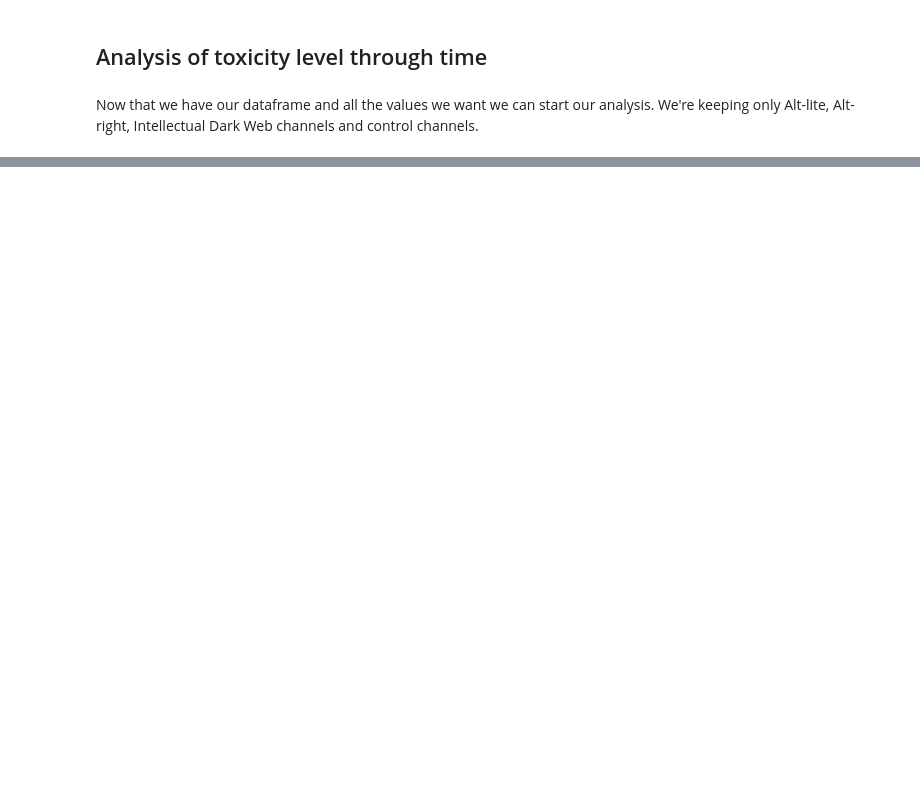
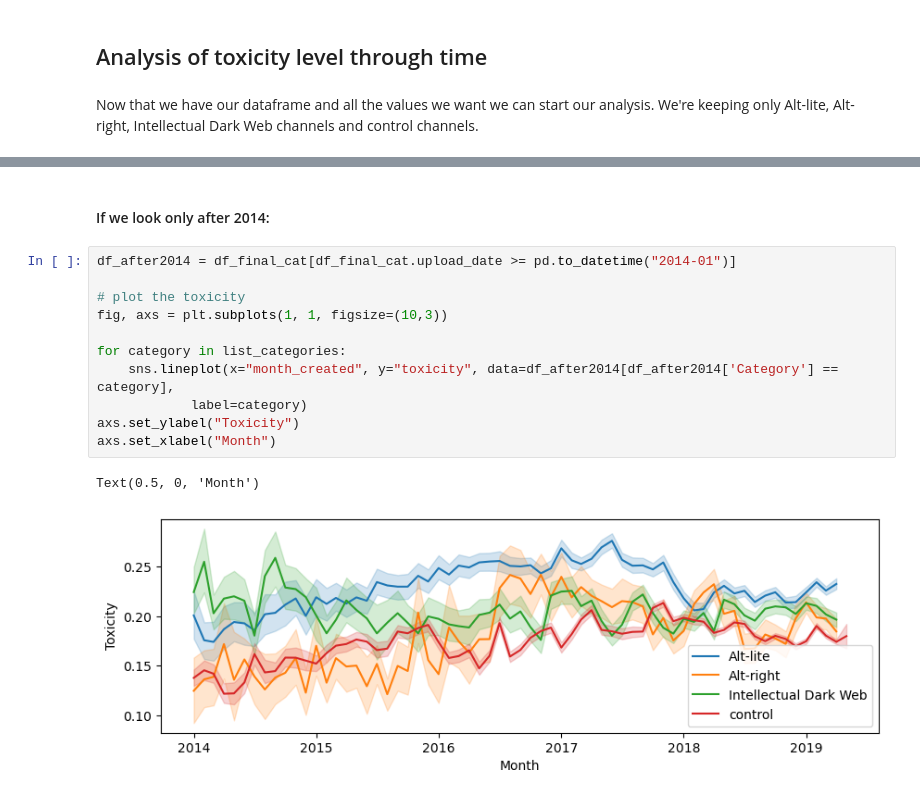
Before and after one commit to epfl-ada/ada-2022-project-strauss, a Jupyter notebook: toxic_evolution_time.ipynb, the cells around one changed output, grey strips where cells are left out. Cells and saved outputs as stored; diff of their text form; blank space fills up the shorter version.

```diff
--- a/toxic_evolution_time.ipynb
+++ b/toxic_evolution_time.ipynb
@@ -176 +182,17 @@ for index, subcat in enumerate(list_subcat_tox):
+# %% [markdown]
+#### If we look only after 2014:
+# %%
+df_after2014 = df_final_cat[df_final_cat.upload_date >= pd.to_datetime("2014-01")]
+
+# plot the toxicity
+fig, axs = plt.subplots(1, 1, figsize=(10,3))
+
+for category in list_categories:
+    sns.lineplot(x="month_created", y="toxicity", data=df_after2014[df_after2014['Category'] == category],
+            label=category)
+axs.set_ylabel("Toxicity")
+axs.set_xlabel("Month")
+# %% [output]
+Text(0.5, 0, 'Month')
+[figure, added]
 # %%
```
Also changed, not shown: parts of 12 cells of this notebook.
